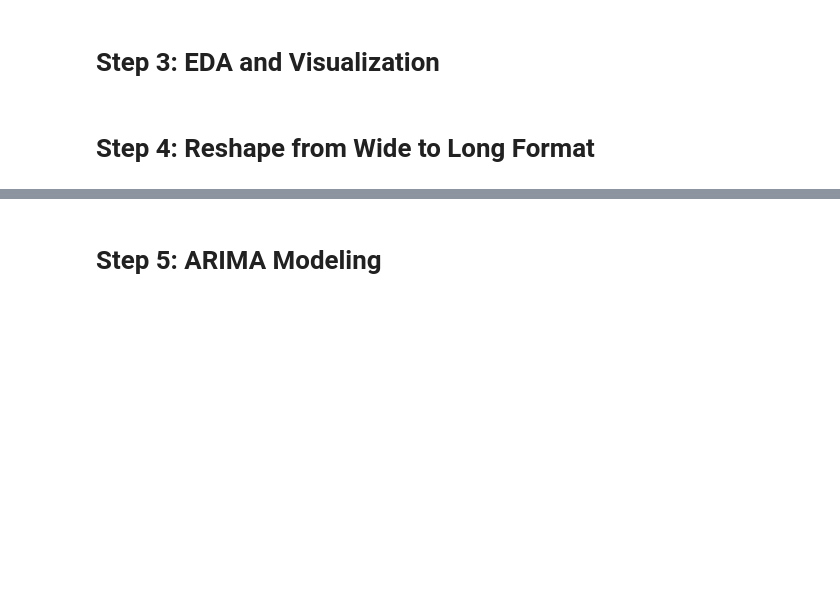
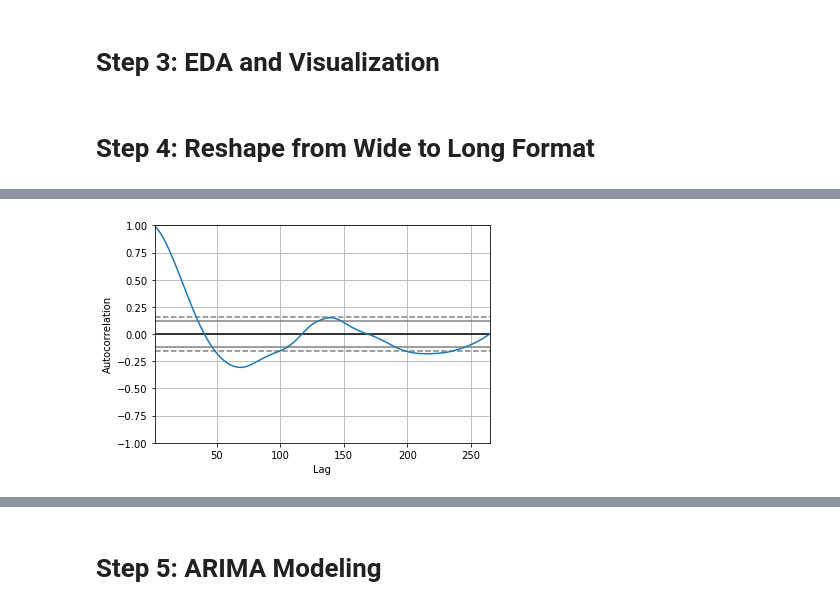
Before and after one commit to daveajstearns/mod4_project, a Jupyter notebook: starter_notebook.ipynb, the cells around one changed output, grey strips where cells are left out. Saved outputs shown, nothing was run; the diff lists cells and outputs as text; code cells hidden in the pictures; blank space fills up the shorter version.

```diff
--- a/starter_notebook.ipynb
+++ b/starter_notebook.ipynb
@@ -160,0 +258,5 @@ melt_data(EmergingCitys)
+# %%
+autocorrelation_plot(MPhoenix)
+pyplot.show()
+# %% [output]
+[figure, added]
```
Also changed, not shown: parts of 45 cells of this notebook.
